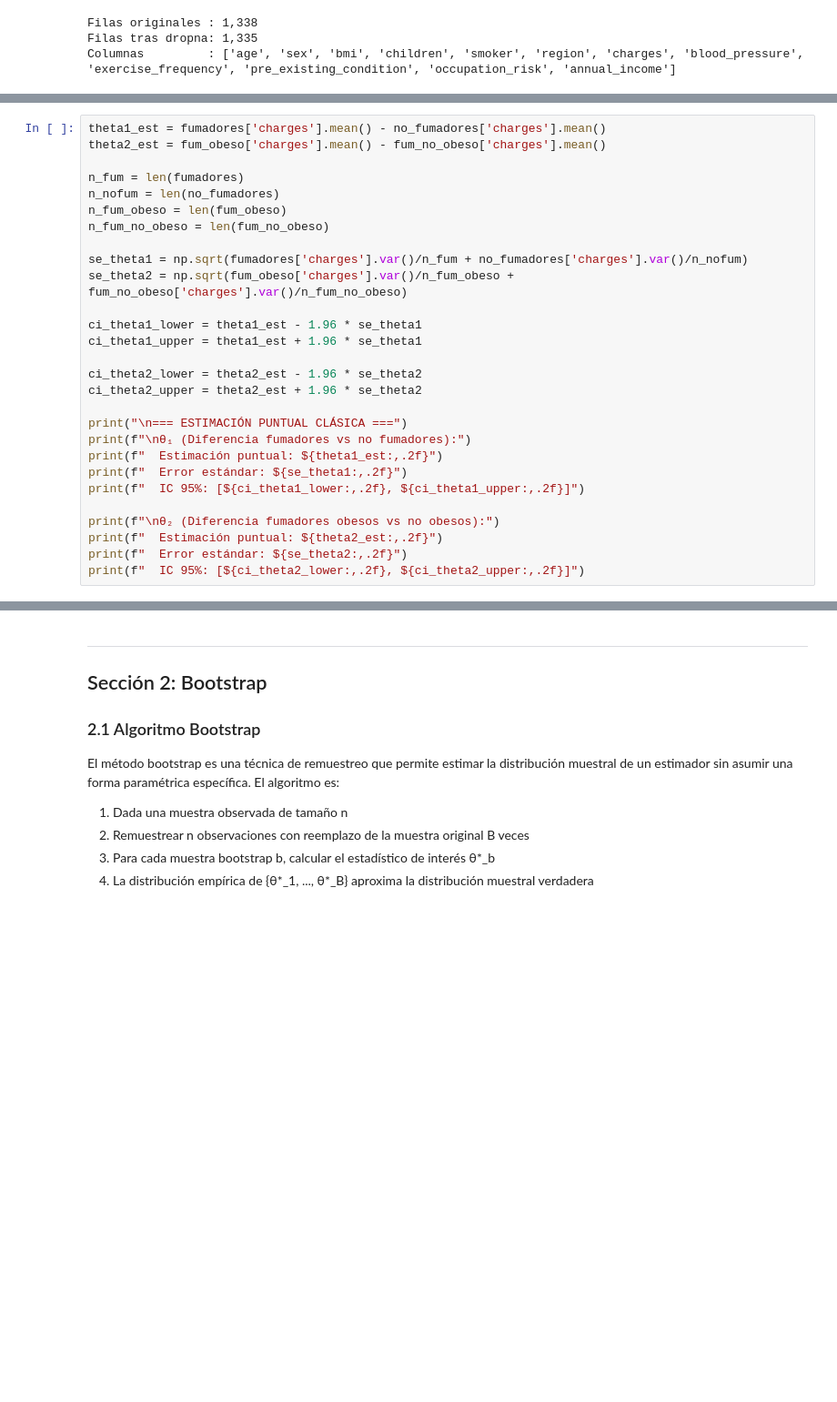
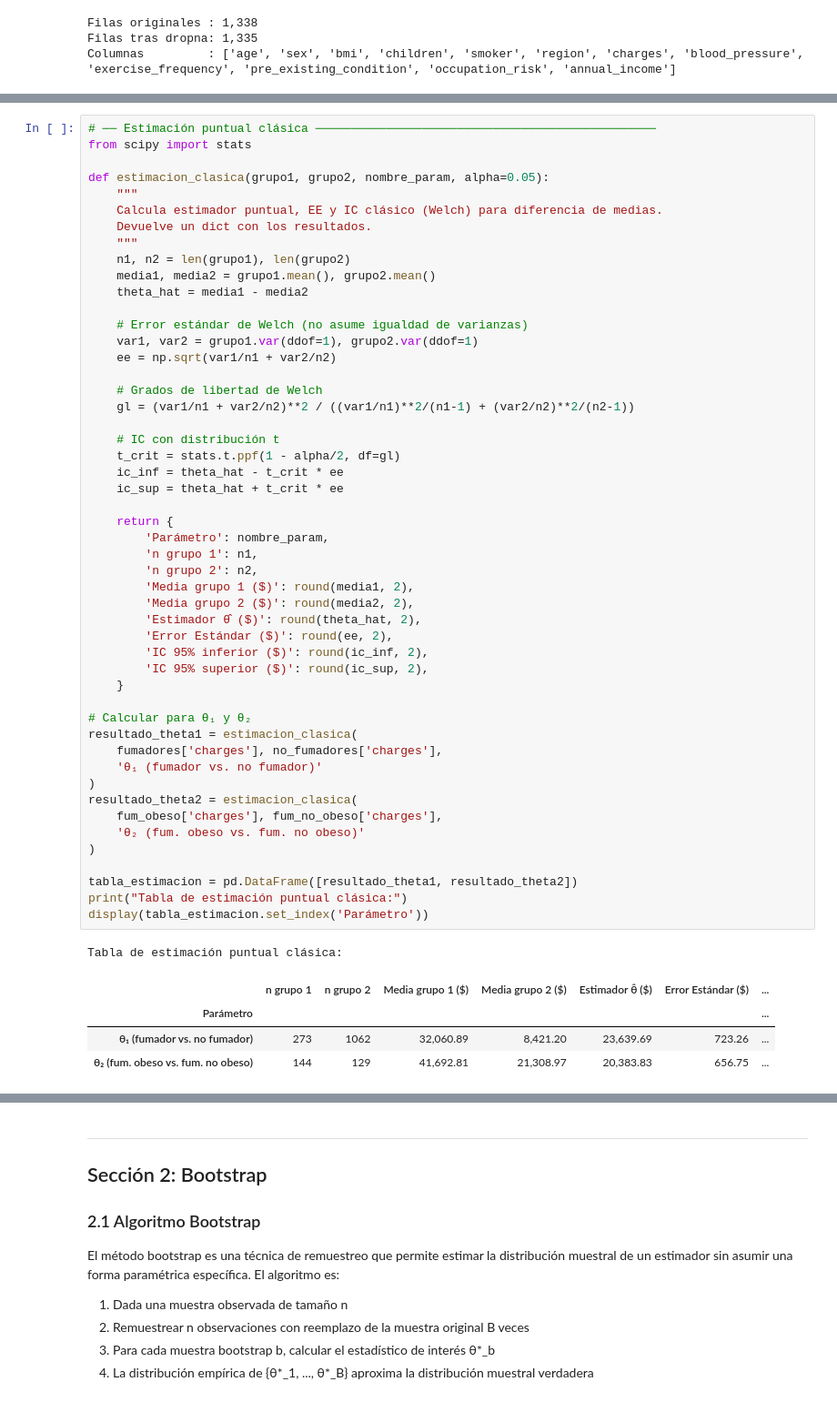
Before and after one commit to EmilioArayaG/Laboratorio_2_Estaca, a Jupyter notebook: lab2_grupo10.ipynb, the cells around one changed output, grey strips where cells are left out. Shown at 91% size. Saved outputs shown, nothing was run; the diff lists cells and outputs as text; blank space fills up the shorter version.

```diff
--- a/lab2_grupo10.ipynb
+++ b/lab2_grupo10.ipynb
@@ -119,28 +149,56 @@ $$\theta_2 = \mu_{fumadores,BMI>30} - \mu_{fumadores,BMI\leq30}$$
 # %%
-theta1_est = fumadores['charges'].mean() - no_fumadores['charges'].mean()
-theta2_est = fum_obeso['charges'].mean() - fum_no_obeso['charges'].mean()
+# ── Estimación puntual clásica ────────────────────────────────────────────────
+from scipy import stats
 
-n_fum = len(fumadores)
-n_nofum = len(no_fumadores)
-n_fum_obeso = len(fum_obeso)
-n_fum_no_obeso = len(fum_no_obeso)
+def estimacion_clasica(grupo1, grupo2, nombre_param, alpha=0.05):
+    """
+    Calcula estimador puntual, EE y IC clásico (Welch) para diferencia de medias.
+    Devuelve un dict con los resultados.
+    """
+    n1, n2 = len(grupo1), len(grupo2)
+    media1, media2 = grupo1.mean(), grupo2.mean()
+    theta_hat = media1 - media2
 
-se_theta1 = np.sqrt(fumadores['charges'].var()/n_fum + no_fumadores['charges'].var()/n_nofum)
-se_theta2 = np.sqrt(fum_obeso['charges'].var()/n_fum_obeso + fum_no_obeso['charges'].var()/n_fum_no_obeso)
+    # Error estándar de Welch (no asume igualdad de varianzas)
+    var1, var2 = grupo1.var(ddof=1), grupo2.var(ddof=1)
+    ee = np.sqrt(var1/n1 + var2/n2)
 
-ci_theta1_lower = theta1_est - 1.96 * se_theta1
-ci_theta1_upper = theta1_est + 1.96 * se_theta1
+    # Grados de libertad de Welch
+    gl = (var1/n1 + var2/n2)**2 / ((var1/n1)**2/(n1-1) + (var2/n2)**2/(n2-1))
 
-ci_theta2_lower = theta2_est - 1.96 * se_theta2
-ci_theta2_upper = theta2_est + 1.96 * se_theta2
+    # IC con distribución t
+    t_crit = stats.t.ppf(1 - alpha/2, df=gl)
+    ic_inf = theta_hat - t_crit * ee
+    ic_sup = theta_hat + t_crit * ee
 
-print("\n=== ESTIMACIÓN PUNTUAL CLÁSICA ===")
-print(f"\nθ₁ (Diferencia fumadores vs no fumadores):")
-print(f"  Estimación puntual: ${theta1_est:,.2f}")
-print(f"  Error estándar: ${se_theta1:,.2f}")
-print(f"  IC 95%: [${ci_theta1_lower:,.2f}, ${ci_theta1_upper:,.2f}]")
+    return {
+        'Parámetro': nombre_param,
+        'n grupo 1': n1,
+        'n grupo 2': n2,
+        'Media grupo 1 ($)': round(media1, 2),
+        'Media grupo 2 ($)': round(media2, 2),
+        'Estimador θ̂ ($)': round(theta_hat, 2),
+        'Error Estándar ($)': round(ee, 2),
+        'IC 95% inferior ($)': round(ic_inf, 2),
+        'IC 95% superior ($)': round(ic_sup, 2),
+    }
 
-print(f"\nθ₂ (Diferencia fumadores obesos vs no obesos):")
-print(f"  Estimación puntual: ${theta2_est:,.2f}")
-print(f"  Error estándar: ${se_theta2:,.2f}")
-print(f"  IC 95%: [${ci_theta2_lower:,.2f}, ${ci_theta2_upper:,.2f}]")
+# Calcular para θ₁ y θ₂
+resultado_theta1 = estimacion_clasica(
+    fumadores['charges'], no_fumadores['charges'],
+    'θ₁ (fumador vs. no fumador)'
+)
+resultado_theta2 = estimacion_clasica(
+    fum_obeso['charges'], fum_no_obeso['charges'],
+    'θ₂ (fum. obeso vs. fum. no obeso)'
+)
+
+tabla_estimacion = pd.DataFrame([resultado_theta1, resultado_theta2])
+print("Tabla de estimación puntual clásica:")
+display(tabla_estimacion.set_index('Parámetro'))
+# %% [output]
+Tabla de estimación puntual clásica:
+|  | n grupo 1 | n grupo 2 | Media grupo 1 ($) | Media grupo 2 ($) | Estimador θ̂ ($) | Error Estándar ($) | ... |
+| Parámetro |  |  |  |  |  |  | ... |
+| θ₁ (fumador vs. no fumador) | 273 | 1062 | 32,060.89 | 8,421.20 | 23,639.69 | 723.26 | ... |
+| θ₂ (fum. obeso vs. fum. no obeso) | 144 | 129 | 41,692.81 | 21,308.97 | 20,383.83 | 656.75 | ... |
```
Also changed, not shown: parts of 7 cells of this notebook, 1 other file.
